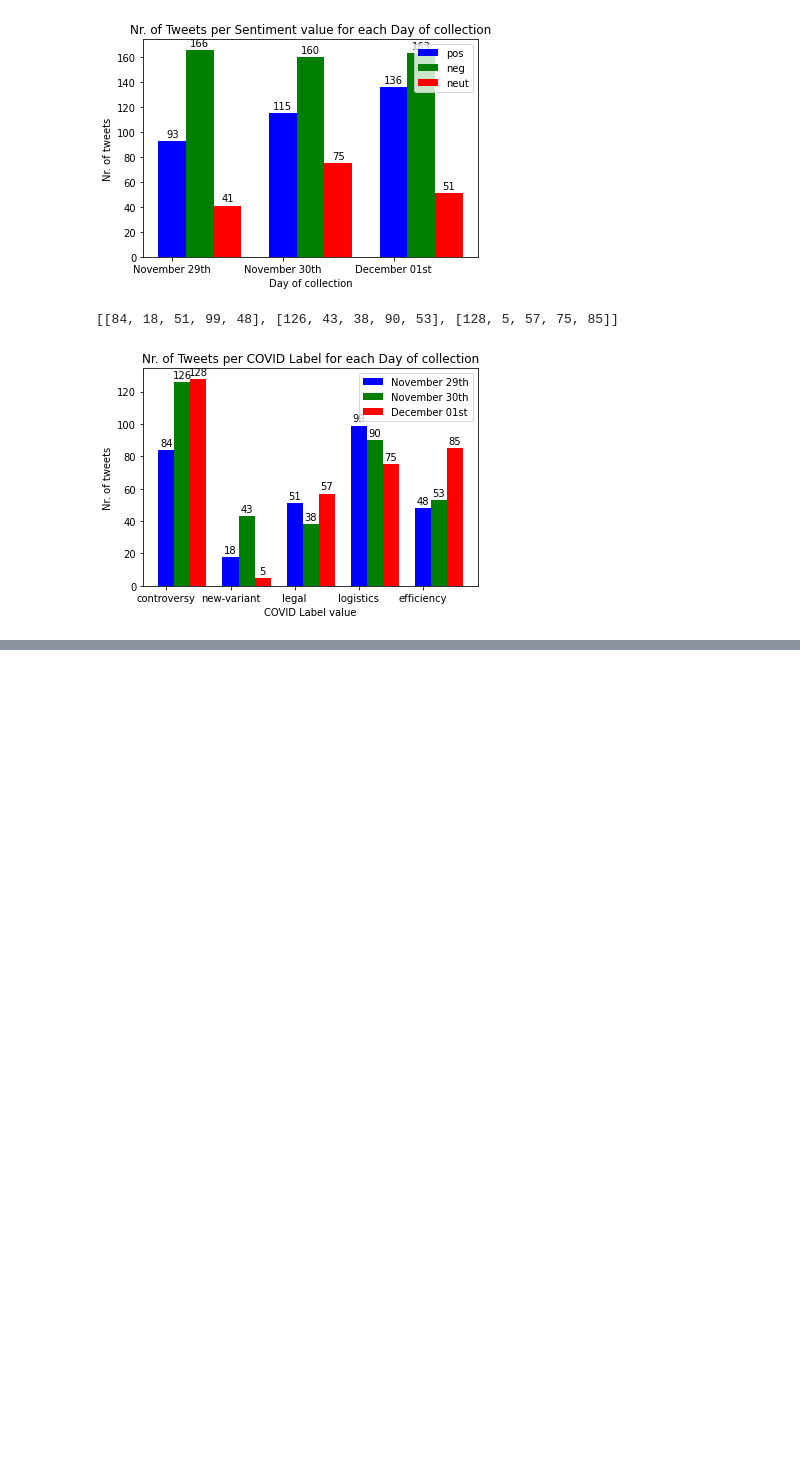
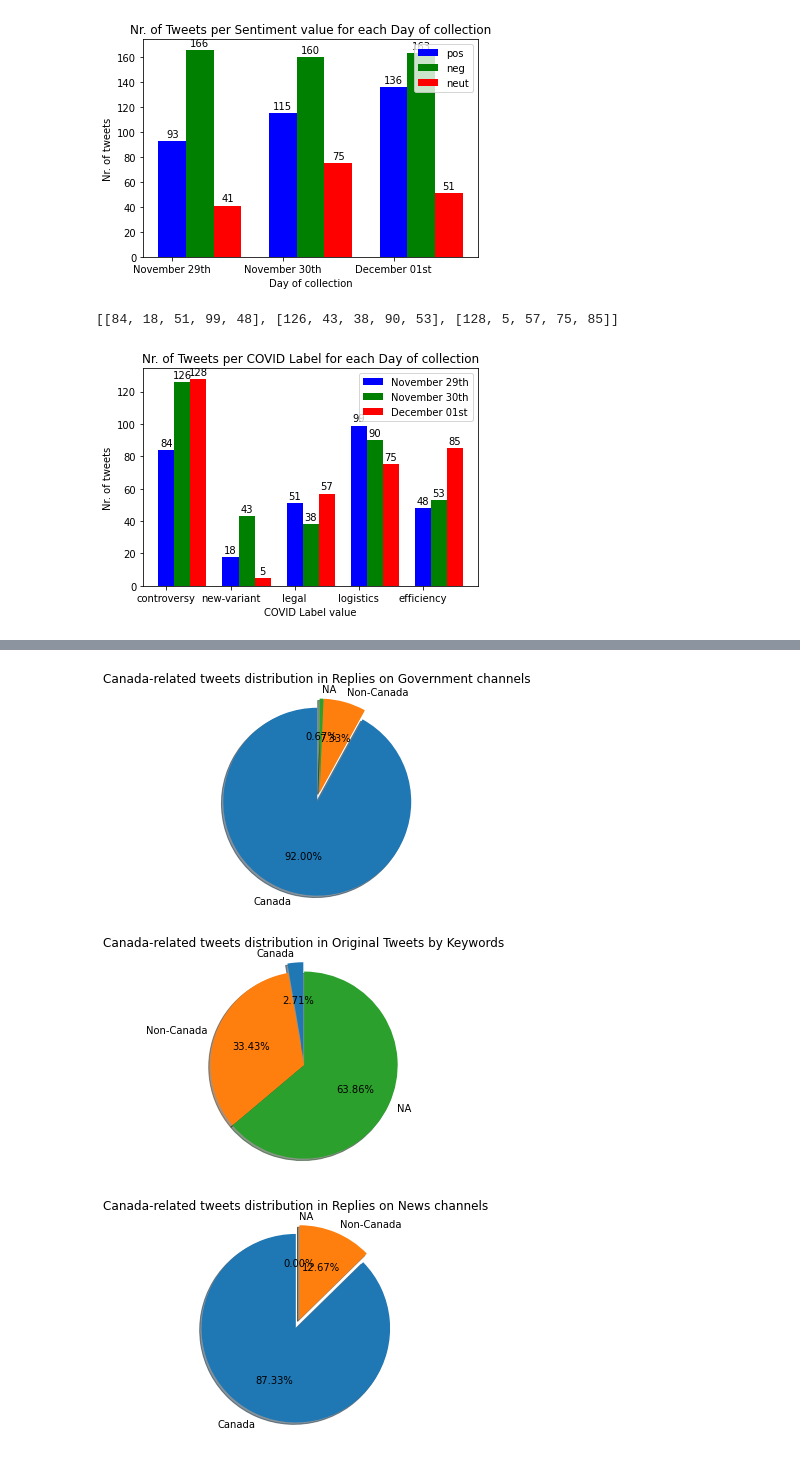
Before and after one commit to vBarbaros/comp598-final, a Jupyter notebook: src/twitter_covid_stats_visualize .ipynb, the cells around one changed output, grey strips where cells are left out. Saved outputs shown, nothing was run; the diff lists cells and outputs as text; code cells hidden in the pictures; blank space fills up the shorter version.

```diff
--- a/src/twitter_covid_stats_visualize .ipynb
+++ b/src/twitter_covid_stats_visualize .ipynb
@@ -231,0 +331,34 @@ plot_stats_bar(data_filter_type, labels, xlabel, ylabel, title, xticks)
+# %%
+labels = ['Canada', 'Non-Canada', 'NA']
+explode = (0.1, 0 , 0)
+
+sizes = [
+        float(dict_stats_per_filter['gvnmt']['ca-related']['ca'][1]),
+        float(dict_stats_per_filter['gvnmt']['ca-related']['non-ca'][1]),
+        float(dict_stats_per_filter['gvnmt']['ca-related']['na'][1]),
+]
+
+title = 'Canada-related tweets distribution in Replies on Government channels'
+generate_simple_pie_plot(labels, sizes, explode, title)
+
+sizes = [
+        float(dict_stats_per_filter['keyword']['ca-related']['ca'][1]),
+        float(dict_stats_per_filter['keyword']['ca-related']['non-ca'][1]),
+        float(dict_stats_per_filter['keyword']['ca-related']['na'][1]),
+]
+title = 'Canada-related tweets distribution in Original Tweets by Keywords'
+generate_simple_pie_plot(labels, sizes, explode, title)
+
+
+
+sizes = [
+        float(dict_stats_per_filter['news']['ca-related']['ca'][1]),
+        float(dict_stats_per_filter['news']['ca-related']['non-ca'][1]),
+        float(dict_stats_per_filter['news']['ca-related']['na'][1]),
+]
+title = 'Canada-related tweets distribution in Replies on News channels'
+generate_simple_pie_plot(labels, sizes, explode, title)
+# %% [output]
+[figure, added]
+[figure, added]
+[figure, added]
```
Also changed, not shown: parts of 6 cells of this notebook, 14 other files.
